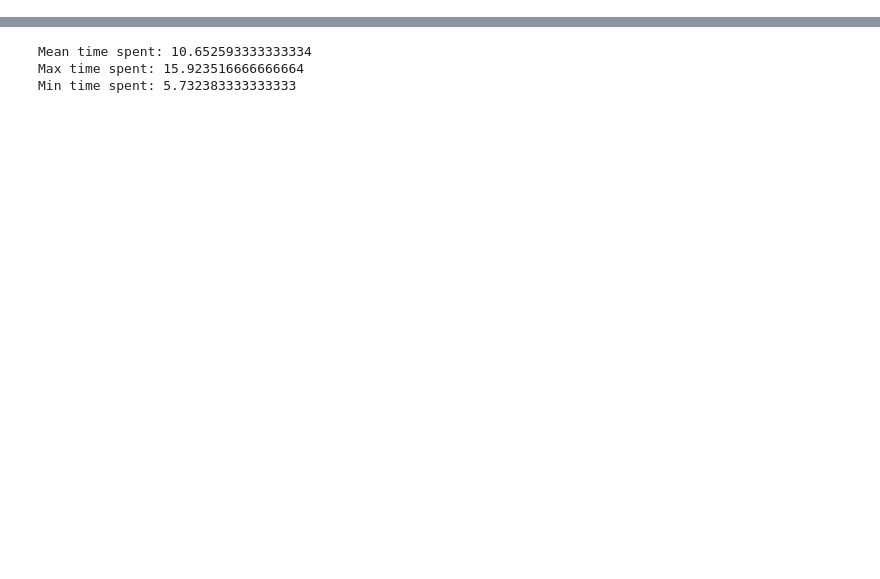
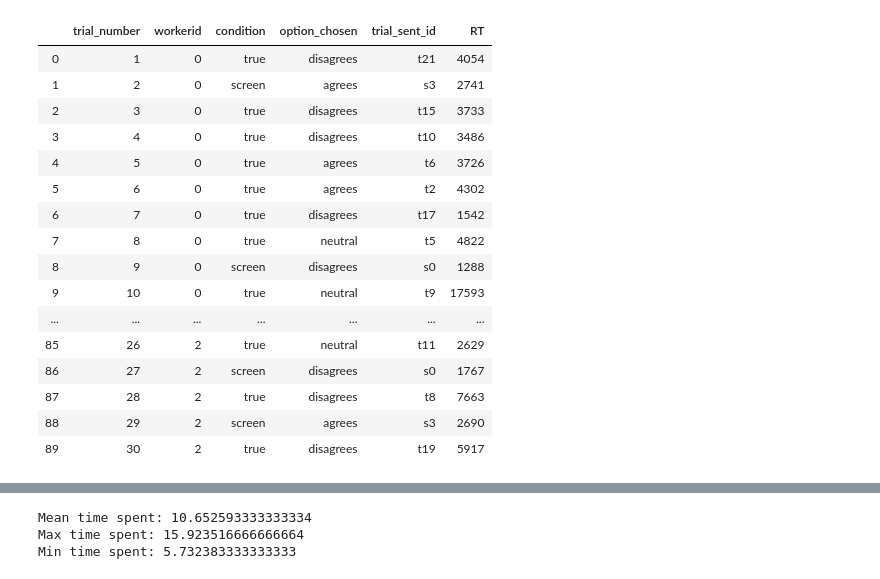
Before and after one commit to yiweiluo/GWStance, a Jupyter notebook: cc_stance/MTurk_results/Inter-annotator agreements.ipynb, the cells around one changed output, grey strips where cells are left out. Saved outputs shown, nothing was run; the diff lists cells and outputs as text; code cells hidden in the pictures; blank space fills up the shorter version.

```diff
--- a/cc_stance/MTurk_results/Inter-annotator agreements.ipynb
+++ b/cc_stance/MTurk_results/Inter-annotator agreements.ipynb
@@ -19,0 +14,21 @@ subject_info
+# %%
+pd.set_option('display.max_rows', 1000)
+trial_info_1
+# %% [output]
+|  | trial_number | workerid | condition | option_chosen | trial_sent_id | RT |
+| 0 | 1 | 0 | true | disagrees | t21 | 4054 |
+| 1 | 2 | 0 | screen | agrees | s3 | 2741 |
+| 2 | 3 | 0 | true | disagrees | t15 | 3733 |
+| 3 | 4 | 0 | true | disagrees | t10 | 3486 |
+| 4 | 5 | 0 | true | agrees | t6 | 3726 |
+| 5 | 6 | 0 | true | agrees | t2 | 4302 |
+| 6 | 7 | 0 | true | disagrees | t17 | 1542 |
+| 7 | 8 | 0 | true | neutral | t5 | 4822 |
+| 8 | 9 | 0 | screen | disagrees | s0 | 1288 |
+| 9 | 10 | 0 | true | neutral | t9 | 17593 |
+| ... | ... | ... | ... | ... | ... | ... |
+| 85 | 26 | 2 | true | neutral | t11 | 2629 |
+| 86 | 27 | 2 | screen | disagrees | s0 | 1767 |
+| 87 | 28 | 2 | true | disagrees | t8 | 7663 |
+| 88 | 29 | 2 | screen | agrees | s3 | 2690 |
+| 89 | 30 | 2 | true | disagrees | t19 | 5917 |
```
Also changed, not shown: parts of 42 cells of this notebook, 1 other file.
